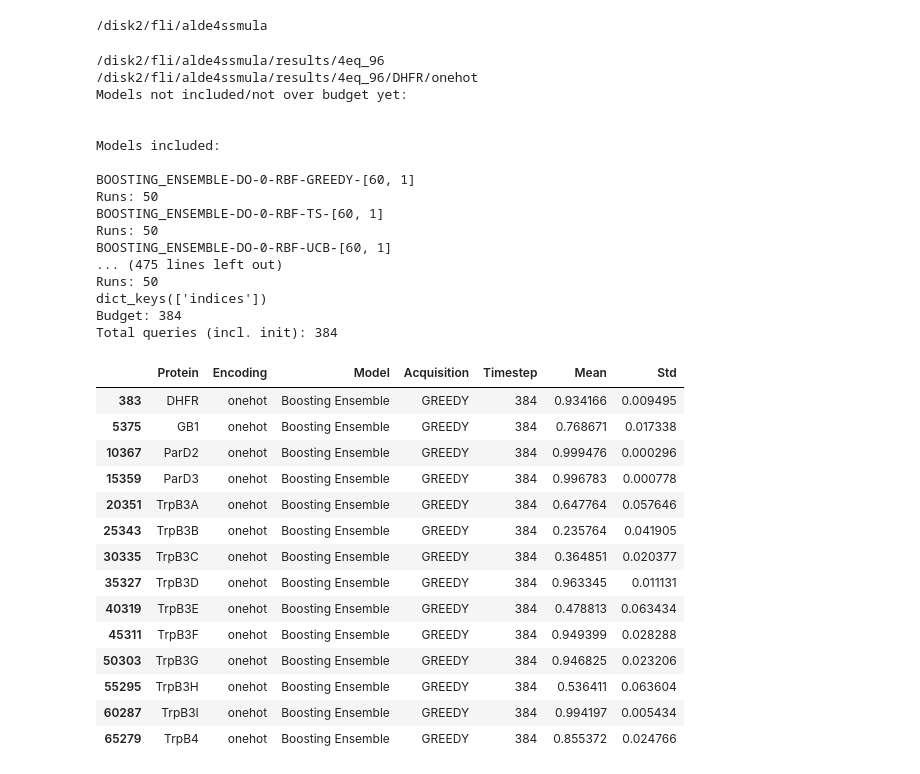
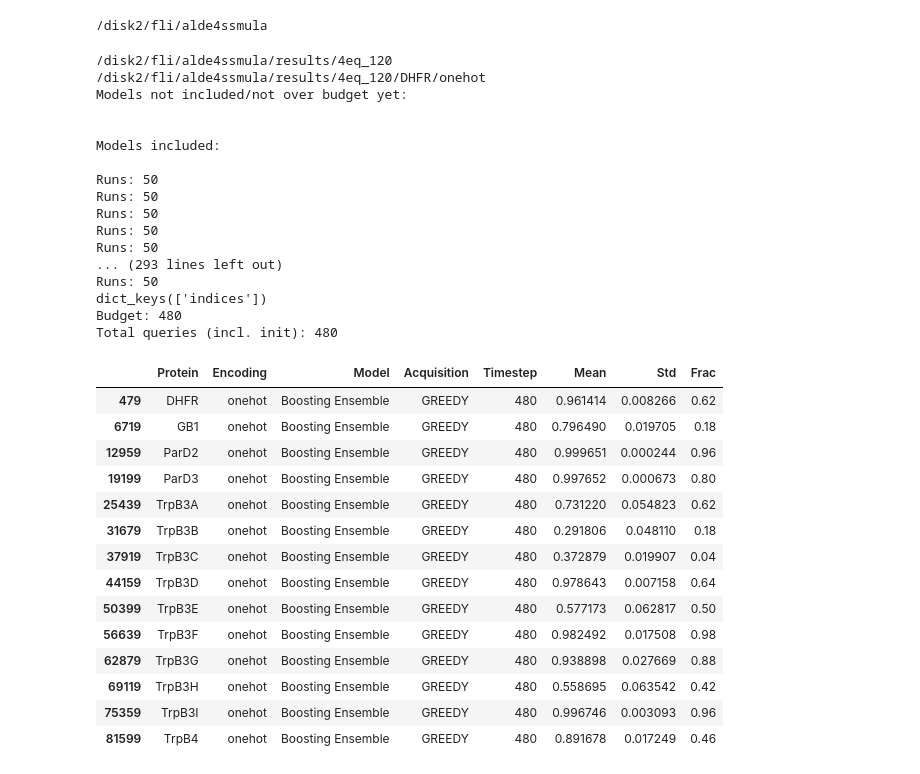
Before and after one commit to fhalab/alde4ssmula, a Jupyter notebook: analysis/tabulate_results.ipynb, the cells around one changed output. Drawn from its saved outputs; the diff is of its cells as text; code cells hidden in the pictures.

Commit message:
add frac max

```diff
--- a/analysis/tabulate_results.ipynb
+++ b/analysis/tabulate_results.ipynb
@@ -147,13 +151,13 @@ def tabulate_regret(df, tests, budget, subdir, randregret=None):
 # %%
 # for res_dir in (glob.glob('results/all_*')):
 for res_dir in [
-    "/disk2/fli/alde4ssmula/results/4eq_96"
+    "/disk2/fli/alde4ssmula/results/4eq_120"
 ]:
     print(res_dir)
 
     #Loop over different datasets and encodings
     #tabulate all max fitness values into one dataframe
-    df = pd.DataFrame(columns=['Protein', 'Encoding', 'Model', 'Acquisition', 'Timestep', 'Mean', 'Std'])
+    df = pd.DataFrame(columns=['Protein', 'Encoding', 'Model', 'Acquisition', 'Timestep', 'Mean', 'Std', "Frac"])
 
     for protein in ["DHFR", "GB1", "ParD2", "ParD3", "TrpB3A", "TrpB3B", "TrpB3C", "TrpB3D", "TrpB3E", "TrpB3F", "TrpB3G", "TrpB3H", "TrpB3I", "TrpB4"]:
         for encoding in ['onehot']:
@@ -164,7 +168,7 @@ for res_dir in [
 
             print(subdir)
 
-            batch, budget = load_tensors(subdir)
+            batch, budget = load_tensors(subdir, y)
 
             df = tabulate_regret(df, batch['indices'], budget, subdir, randregret=None)
 
@@ -179,43 +183,43 @@ for res_dir in [
 
     del df
 # %% [output]
-/disk2/fli/alde4ssmula/results/4eq_96
-/disk2/fli/alde4ssmula/results/4eq_96/DHFR/onehot
+/disk2/fli/alde4ssmula/results/4eq_120
+/disk2/fli/alde4ssmula/results/4eq_120/DHFR/onehot
 Models not included/not over budget yet:
 
 
 Models included:
 
-BOOSTING_ENSEMBLE-DO-0-RBF-GREEDY-[60, 1]
 Runs: 50
-BOOSTING_ENSEMBLE-DO-0-RBF-TS-[60, 1]
 Runs: 50
-BOOSTING_ENSEMBLE-DO-0-RBF-UCB-[60, 1]
-... (475 lines left out)
+Runs: 50
+Runs: 50
+Runs: 50
+... (293 lines left out)
 Runs: 50
 dict_keys(['indices'])
-Budget: 384
-Total queries (incl. init): 384
+Budget: 480
+Total queries (incl. init): 480
 # %%
-df = pd.read_csv("/disk2/fli/alde4ssmula/results/4eq_96/all_results.csv")
+df = pd.read_csv("/disk2/fli/alde4ssmula/results/4eq_120/all_results.csv")
 # %%
-df[(df["Encoding"]=="onehot") & (df["Acquisition"] == "GREEDY") & (df["Model"] == "Boosting Ensemble") & (df["Timestep"] == 384)]
+df[(df["Encoding"]=="onehot") & (df["Acquisition"] == "GREEDY") & (df["Model"] == "Boosting Ensemble") & (df["Timestep"] == 480)]
 # %% [output]
-|  | Protein | Encoding | Model | Acquisition | Timestep | Mean | Std |
-| 383 | DHFR | onehot | Boosting Ensemble | GREEDY | 384 | 0.934166 | 0.009495 |
-| 5375 | GB1 | onehot | Boosting Ensemble | GREEDY | 384 | 0.768671 | 0.017338 |
-| 10367 | ParD2 | onehot | Boosting Ensemble | GREEDY | 384 | 0.999476 | 0.000296 |
-| 15359 | ParD3 | onehot | Boosting Ensemble | GREEDY | 384 | 0.996783 | 0.000778 |
-| 20351 | TrpB3A | onehot | Boosting Ensemble | GREEDY | 384 | 0.647764 | 0.057646 |
-| 25343 | TrpB3B | onehot | Boosting Ensemble | GREEDY | 384 | 0.235764 | 0.041905 |
-| 30335 | TrpB3C | onehot | Boosting Ensemble | GREEDY | 384 | 0.364851 | 0.020377 |
-| 35327 | TrpB3D | onehot | Boosting Ensemble | GREEDY | 384 | 0.963345 | 0.011131 |
-| 40319 | TrpB3E | onehot | Boosting Ensemble | GREEDY | 384 | 0.478813 | 0.063434 |
-| 45311 | TrpB3F | onehot | Boosting Ensemble | GREEDY | 384 | 0.949399 | 0.028288 |
-| 50303 | TrpB3G | onehot | Boosting Ensemble | GREEDY | 384 | 0.946825 | 0.023206 |
-| 55295 | TrpB3H | onehot | Boosting Ensemble | GREEDY | 384 | 0.536411 | 0.063604 |
-| 60287 | TrpB3I | onehot | Boosting Ensemble | GREEDY | 384 | 0.994197 | 0.005434 |
-| 65279 | TrpB4 | onehot | Boosting Ensemble | GREEDY | 384 | 0.855372 | 0.024766 |
+|  | Protein | Encoding | Model | Acquisition | Timestep | Mean | Std | Frac |
+| 479 | DHFR | onehot | Boosting Ensemble | GREEDY | 480 | 0.961414 | 0.008266 | 0.62 |
+| 6719 | GB1 | onehot | Boosting Ensemble | GREEDY | 480 | 0.796490 | 0.019705 | 0.18 |
+| 12959 | ParD2 | onehot | Boosting Ensemble | GREEDY | 480 | 0.999651 | 0.000244 | 0.96 |
+| 19199 | ParD3 | onehot | Boosting Ensemble | GREEDY | 480 | 0.997652 | 0.000673 | 0.80 |
+| 25439 | TrpB3A | onehot | Boosting Ensemble | GREEDY | 480 | 0.731220 | 0.054823 | 0.62 |
+| 31679 | TrpB3B | onehot | Boosting Ensemble | GREEDY | 480 | 0.291806 | 0.048110 | 0.18 |
+| 37919 | TrpB3C | onehot | Boosting Ensemble | GREEDY | 480 | 0.372879 | 0.019907 | 0.04 |
+| 44159 | TrpB3D | onehot | Boosting Ensemble | GREEDY | 480 | 0.978643 | 0.007158 | 0.64 |
+| 50399 | TrpB3E | onehot | Boosting Ensemble | GREEDY | 480 | 0.577173 | 0.062817 | 0.50 |
+| 56639 | TrpB3F | onehot | Boosting Ensemble | GREEDY | 480 | 0.982492 | 0.017508 | 0.98 |
+| 62879 | TrpB3G | onehot | Boosting Ensemble | GREEDY | 480 | 0.938898 | 0.027669 | 0.88 |
+| 69119 | TrpB3H | onehot | Boosting Ensemble | GREEDY | 480 | 0.558695 | 0.063542 | 0.42 |
+| 75359 | TrpB3I | onehot | Boosting Ensemble | GREEDY | 480 | 0.996746 | 0.003093 | 0.96 |
+| 81599 | TrpB4 | onehot | Boosting Ensemble | GREEDY | 480 | 0.891678 | 0.017249 | 0.46 |
 # %%
 df[(df["Encoding"]=="onehot") & (df["Acquisition"] == "GREEDY") & (df["Model"] == "DNN Ensemble") & (df["Timestep"] == 384)]
 # %% [output]
```
Also changed, not shown: parts of 4 cells of this notebook, 3 other files.
